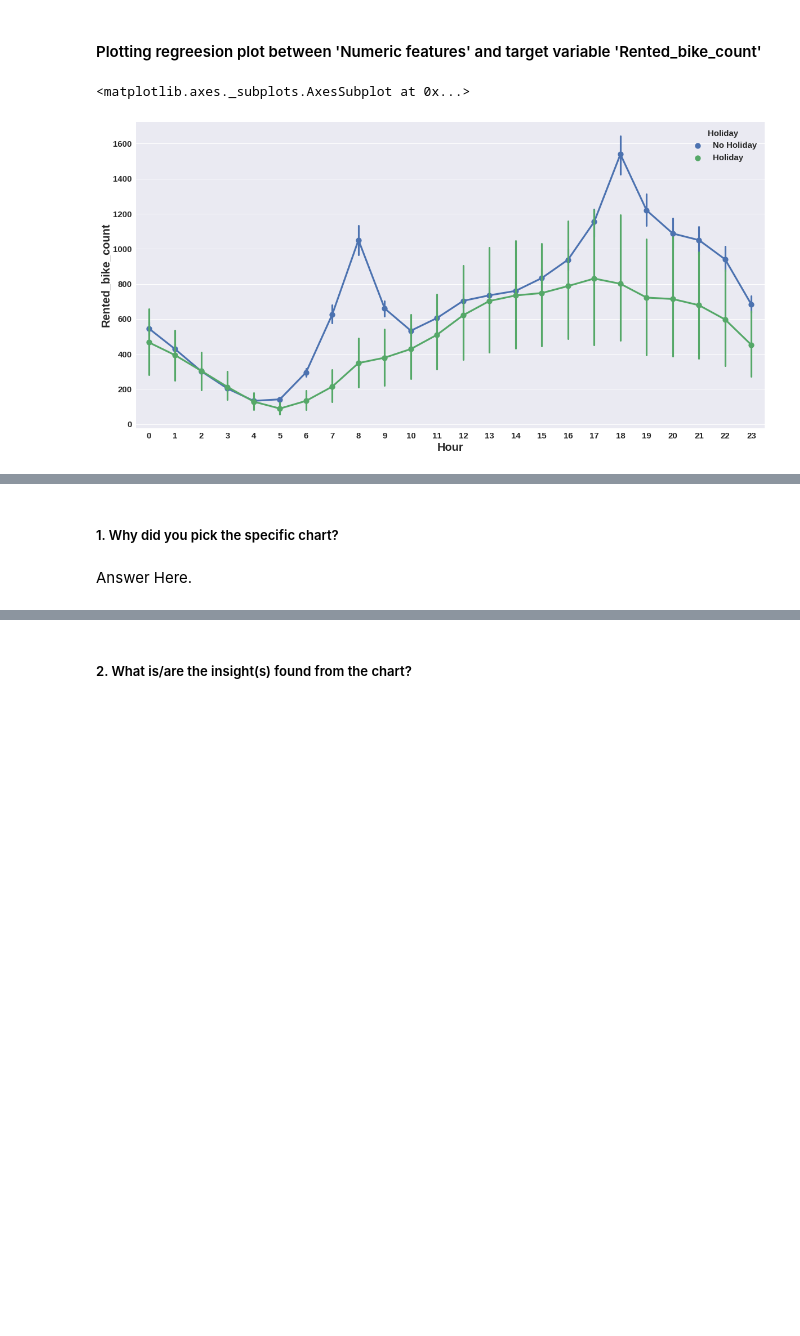
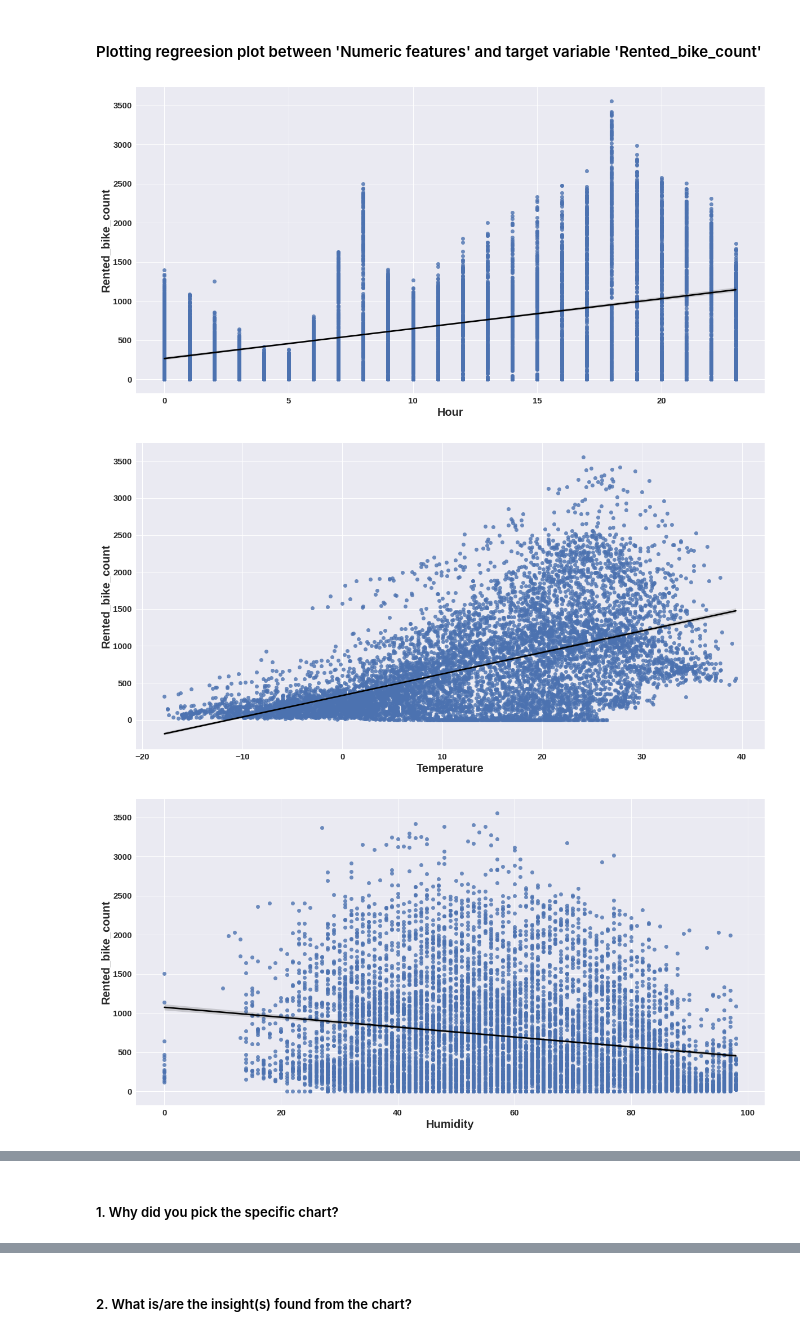
Before and after one commit to 7-sumit/Bike-Sharing-Demand-Prediction, a Jupyter notebook: Bike_Sharing_Demand_Prediction.ipynb, the cells around one changed output, grey strips where cells are left out. Cells and saved outputs as stored; diff of their text form; code cells hidden in the pictures; blank space fills up the shorter version.

```diff
--- a/Bike_Sharing_Demand_Prediction.ipynb
+++ b/Bike_Sharing_Demand_Prediction.ipynb
@@ -413,10 +413,12 @@ Are there any insights that lead to negative growth? Justify with specific reaso
 3. People don't like to rent bikes in winter season due to snowfall and rainfall.
 # %% [markdown]
 #### Plotting regreesion plot between 'Numeric features' and target variable 'Rented_bike_count'
-# %%
-# Chart - 2 visualization code
-plt.figure(figsize=(20,10))
-sns.pointplot(x=df['Hour'],y=df['Rented_bike_count'],hue=df['Holiday'])
-# %% [output]
-<matplotlib.axes._subplots.AxesSubplot at 0x...>
-[figure, removed]
+# %%
+# Plotting regression line between 'Numeric features' and 'Rented_bike_count' to check linearity
+for col in num_features[1:]:
+ plt.figure(figsize=(20,10))
+ sns.regplot(x=df[col],y=df['Rented_bike_count'],line_kws={'color':'black'})
+# %% [output]
+[figure, added]
+[figure, added]
+[figure, added]
@@ -423,4 +431,2 @@ sns.pointplot(x=df['Hour'],y=df['Rented_bike_count'],hue=df['Holiday'])
 # %% [markdown]
 ##### 1. Why did you pick the specific chart?
-# %% [markdown]
-Answer Here.
```
Also changed, not shown: parts of 37 cells of this notebook.
